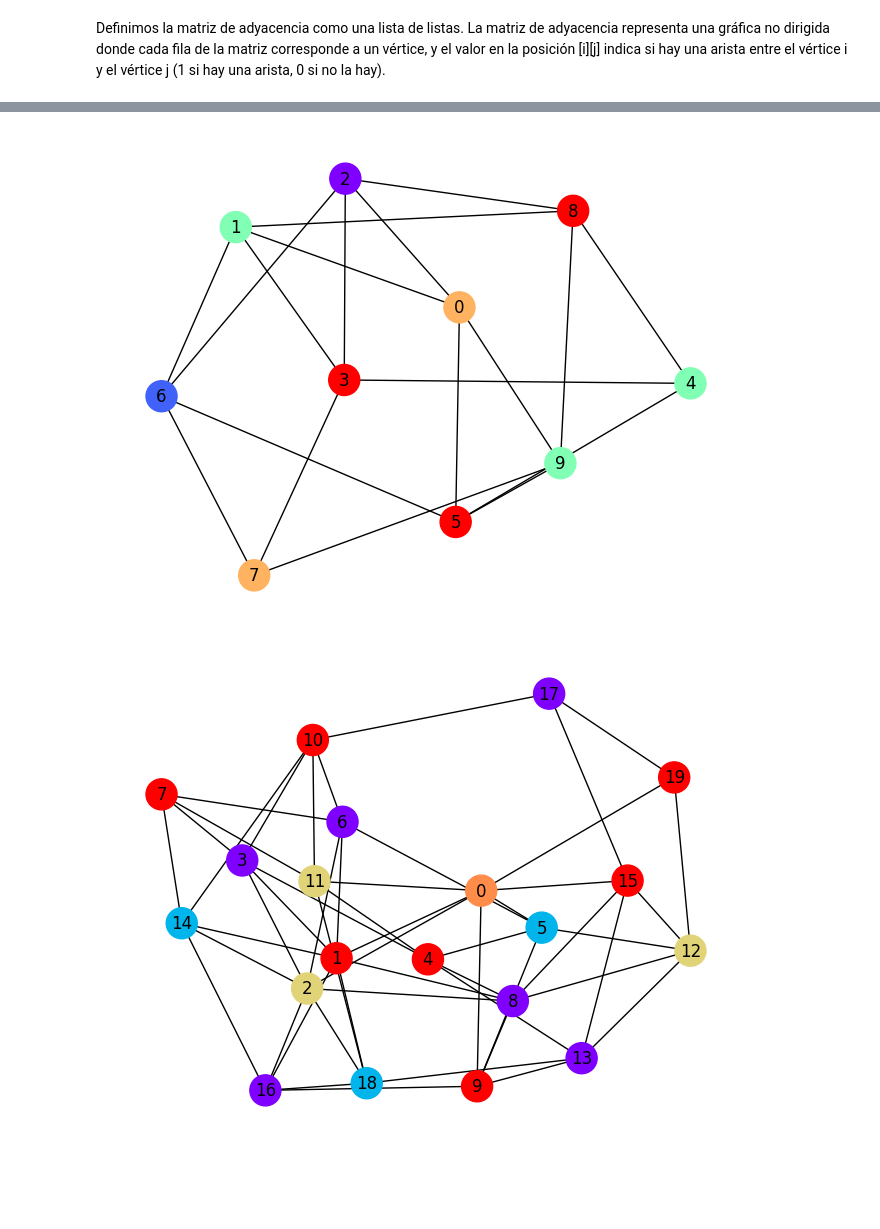
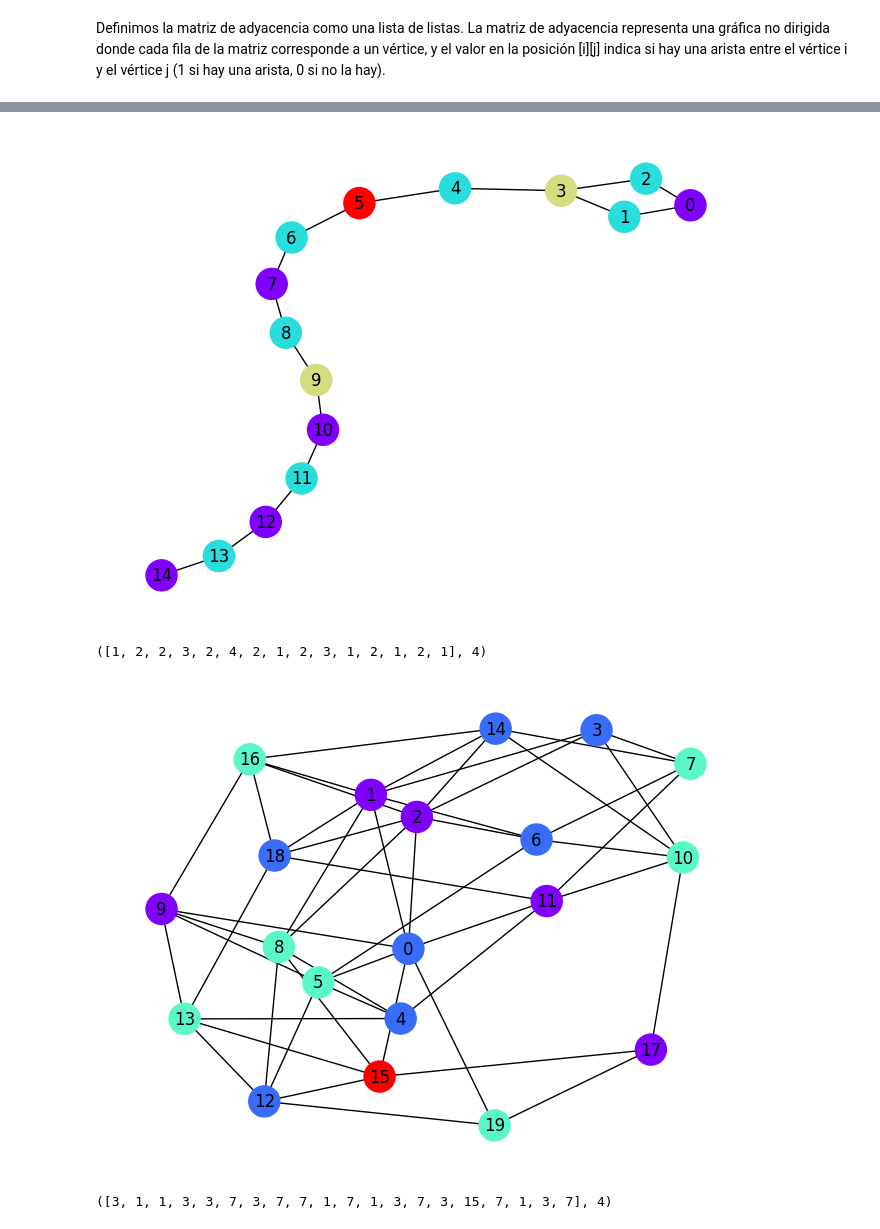
Before and after one commit to Monica281/IDO, a Jupyter notebook: Proyecto_BusquedaTabu.ipynb, the cells around one changed output, grey strips where cells are left out. Drawn from its saved outputs; the diff is of its cells as text; code cells hidden in the pictures; blank space fills up the shorter version.

```diff
--- a/Proyecto_BusquedaTabu.ipynb
+++ b/Proyecto_BusquedaTabu.ipynb
@@ -22,3 +34,12 @@ def solucion_aleatoria(num_vertices):
+# %%
+# Creamos una función que genera soluciones aleatorias válidas, es decir,
+# ningún vértice adyacente tiene el mismo color.
+
+def solucion_aleatoria(matriz_adyacencia,num_vertices):
+    solucion = []
+    for i in range(num_vertices):
+        solucion.append(encontrar_color_valido(i, solucion, matriz_adyacencia))
+    return solucion
 # %%
 # Creamos una función que genera una solución vecina modificando el color de un vértice
 # seleccionado aleatoriamente asegurándose de que la nueva solución cumpla con las
@@ -76,7 +97,7 @@ def evaluar_solucion(solucion):
 
 def busqueda_tabu(matriz_adyacencia, num_vertices, max_iteraciones, tam_tabu):
     # Parte de una solución inicial generada aleatoriamente
-    mejor_solucion = solucion_aleatoria(num_vertices)
+    mejor_solucion = solucion_aleatoria(matriz_adyacencia,num_vertices)
     # Calcula el valor de la función objetivo dada la solución inicial
     mejor_valor_fo = evaluar_solucion(mejor_solucion)
     # Se inicializa una lista para mantener los movimientos tabú
@@ -131,6 +152,23 @@ def busqueda_tabu(matriz_adyacencia, num_vertices, max_iteraciones, tam_tabu):
 # %% [markdown]
 Definimos la matriz de adyacencia como una lista de listas.
 La matriz de adyacencia representa una gráfica no dirigida donde cada fila de la matriz corresponde a un vértice, y el valor en la posición [i][j] indica si hay una arista entre el vértice i y el vértice j (1 si hay una arista, 0 si no la hay).
+# %%
+# Código para generar las matrices de adyacencia
+
+# Definir el tamaño de la matriz
+num_vertices = 20
+
+# Inicializar la matriz con ceros
+matriz_adyacencia = [[0] * num_vertices for _ in range(num_vertices)]
+
+# Llenar la matriz con valores aleatorios
+for i in range(num_vertices):
+    for j in range(i + 1, num_vertices):
+        matriz_adyacencia[i][j] = matriz_adyacencia[j][i] = random.randint(0, 1)
+
+# Mostrar la matriz
+#for fila in matriz_adyacencia:
+#    print(fila)
 # %%
 # Código para graficar las soluciones obtenidas
 
@@ -192,18 +233,22 @@ dibujar_grafica(matriz_adyacencia_1, solucion_final_1)
 # EJEMPLO 2
 
 matriz_adyacencia_2 = [
-    [0, 1, 1, 0, 0, 1, 0, 0, 0, 1],
-    [1, 0, 0, 1, 0, 0, 1, 0, 1, 0],
-    [1, 0, 0, 1, 0, 0, 1, 0, 1, 0],
-    [0, 1, 1, 0, 1, 0, 0, 1, 0, 0],
-    [0, 0, 0, 1, 0, 1, 0, 0, 1, 0],
-    [1, 0, 0, 0, 1, 0, 1, 0, 0, 1],
-    [0, 1, 1, 0, 0, 1, 0, 1, 0, 0],
-    [0, 0, 0, 1, 0, 0, 1, 0, 0, 1],
-    [0, 1, 1, 0, 1, 0, 0, 0, 0, 1],
-    [1, 0, 0, 0, 0, 1, 0, 1, 1, 0]
+    [0, 1, 1, 0, 0, 0, 0, 0, 0, 0, 0, 0, 0, 0, 0],
+    [1, 0, 0, 1, 0, 0, 0, 0, 0, 0, 0, 0, 0, 0, 0],
+    [1, 0, 0, 1, 0, 0, 0, 0, 0, 0, 0, 0, 0, 0, 0],
+    [0, 1, 1, 0, 1, 0, 0, 0, 0, 0, 0, 0, 0, 0, 0],
+    [0, 0, 0, 1, 0, 1, 0, 0, 0, 0, 0, 0, 0, 0, 0],
+    [0, 0, 0, 0, 1, 0, 1, 0, 0, 0, 0, 0, 0, 0, 0],
+    [0, 0, 0, 0, 0, 1, 0, 1, 0, 0, 0, 0, 0, 0, 0],
+    [0, 0, 0, 0, 0, 0, 1, 0, 1, 0, 0, 0, 0, 0, 0],
+    [0, 0, 0, 0, 0, 0, 0, 1, 0, 1, 0, 0, 0, 0, 0],
+    [0, 0, 0, 0, 0, 0, 0, 0, 1, 0, 1, 0, 0, 0, 0],
+    [0, 0, 0, 0, 0, 0, 0, 0, 0, 1, 0, 1, 0, 0, 0],
+    [0, 0, 0, 0, 0, 0, 0, 0, 0, 0, 1, 0, 1, 0, 0],
+    [0, 0, 0, 0, 0, 0, 0, 0, 0, 0, 0, 1, 0, 1, 0],
+    [0, 0, 0, 0, 0, 0, 0, 0, 0, 0, 0, 0, 1, 0, 1],
+    [0, 0, 0, 0, 0, 0, 0, 0, 0, 0, 0, 0, 0, 1, 0]
 ]
-
 
 # Definimos el número de vértices
 num_vertices = len(matriz_adyacencia_2)
@@ -219,8 +264,12 @@ solucion_final_2 = busqueda_tabu(matriz_adyacencia_2, num_vertices, max_iteracio
 
 # Dibujar la gráfica con la solución final
 dibujar_grafica(matriz_adyacencia_2, solucion_final_2)
+
+# Muestra la solución final y el número de colores utilizados
+solucion_final_2, evaluar_solucion(solucion_final_2)
 # %% [output]
-[figure, old version]
+[figure, new version]
+([1, 2, 2, 3, 2, 4, 2, 1, 2, 3, 1, 2, 1, 2, 1], 4)
 # %%
 # EJEMPLO 3
 
@@ -228,39 +277,42 @@ matriz_adyacencia_3 = [
     [0, 1, 1, 0, 0, 1, 0, 0, 0, 1, 0, 1, 0, 0, 0, 1, 0, 0, 0, 1],
     [1, 0, 0, 1, 0, 0, 1, 0, 1, 0, 0, 0, 0, 0, 1, 0, 1, 0, 1, 0],
     [1, 0, 0, 1, 0, 0, 1, 0, 1, 0, 0, 0, 0, 0, 1, 0, 1, 0, 1, 0],
-    [0, 1, 1, 0, 1, 0, 0, 1, 0, 0, 1, 0, 0, 0, 0, 0, 0, 0, 0, 0],
-    [0, 0, 0, 1, 0, 1, 0, 0, 1, 0, 0, 1, 0, 1, 0, 0, 0, 0, 0, 0],
+    [0, 1, 1, 0, 0, 0, 0, 1, 0, 0, 1, 0, 0, 0, 0, 0, 0, 0, 0, 0],
+    [0, 0, 0, 0, 0, 1, 0, 0, 1, 0, 0, 1, 0, 1, 0, 0, 0, 0, 0, 0],
     [1, 0, 0, 0, 1, 0, 1, 0, 0, 1, 0, 0, 1, 0, 0, 0, 0, 0, 0, 0],
     [0, 1, 1, 0, 0, 1, 0, 1, 0, 0, 1, 0, 0, 0, 0, 0, 0, 0, 0, 0],
     [0, 0, 0, 1, 0, 0, 1, 0, 0, 0, 0, 1, 0, 0, 1, 0, 0, 0, 0, 0],
     [0, 1, 1, 0, 1, 0, 0, 0, 0, 1, 0, 0, 1, 0, 0, 1, 0, 0, 0, 0],
     [1, 0, 0, 0, 0, 1, 0, 0, 1, 0, 0, 0, 0, 1, 0, 0, 1, 0, 0, 0],
     [0, 0, 0, 1, 0, 0, 1, 0, 0, 0, 0, 1, 0, 0, 1, 0, 0, 1, 0, 0],
     [1, 0, 0, 0, 1, 0, 0, 1, 0, 0, 1, 0, 0, 0, 0, 0, 0, 0, 1, 0],
     [0, 0, 0, 0, 0, 1, 0, 0, 1, 0, 0, 0, 0, 1, 0, 1, 0, 0, 0, 1],
     [0, 0, 0, 0, 1, 0, 0, 0, 0, 1, 0, 0, 1, 0, 0, 1, 0, 0, 1, 0],
-    [0, 1, 1, 0, 0, 0, 0, 1, 0, 0, 1, 0, 0, 0, 0, 0, 1, 0, 0, 0],
+    [0, 1, 1, 0, 0, 0, 0, 0, 0, 0, 1, 0, 0, 0, 0, 0, 1, 0, 0, 0],
     [1, 0, 0, 0, 0, 0, 0, 0, 1, 0, 0, 0, 1, 1, 0, 0, 0, 1, 0, 0],
     [0, 1, 1, 0, 0, 0, 0, 0, 0, 1, 0, 0, 0, 0, 1, 0, 0, 0, 1, 0],
-    [0, 0, 0, 0, 0, 0, 0, 0, 0, 0, 1, 0, 0, 0, 0, 1, 0, 1, 0, 1],
-    [0, 1, 1, 0, 0, 0, 0, 0, 0, 0, 0, 1, 0, 0, 0, 0, 1, 0, 1, 0],
-    [1, 0, 0, 0, 0, 0, 0, 0, 0, 0, 0, 0, 1, 0, 0, 0, 0, 1, 0, 1]
+    [0, 0, 0, 0, 0, 0, 0, 0, 0, 0, 0, 0, 0, 0, 0, 1, 0, 1, 0, 1],
+    [0, 1, 1, 0, 0, 0, 0, 0, 0, 0, 1, 0, 0, 0, 0, 0, 1, 0, 1, 0],
+    [1, 0, 0, 0, 0, 0, 0, 0, 0, 0, 0, 1, 0, 0, 0, 0, 0, 1, 0, 1]
 ]
-
 
 # Definimos el número de vértices
 num_vertices = len(matriz_adyacencia_3)
 
 # Definimos como criterio de paro un número máximo de iteraciones
 max_iteraciones_3 = 500
 
 # Definimos el número de iteraciones que permanecerá en la lista tabú.
 tam_tabu_3 = 3
 
 # Ejecutamos la búsqueda tabu
 solucion_final_3 = busqueda_tabu(matriz_adyacencia_3, num_vertices, max_iteraciones_3, tam_tabu_3)[0]
 
 # Dibujar la gráfica con la solución final
 dibujar_grafica(matriz_adyacencia_3, solucion_final_3)
+
+# Muestra la solución final y el número de colores utilizados
+solucion_final_3, evaluar_solucion(solucion_final_3)
 # %% [output]
-[figure, old version]
+[figure, new version]
+([3, 1, 1, 3, 3, 7, 3, 7, 7, 1, 7, 1, 3, 7, 3, 15, 7, 1, 3, 7], 4)
```
Also changed, not shown: parts of 5 cells of this notebook, 1 other file.
